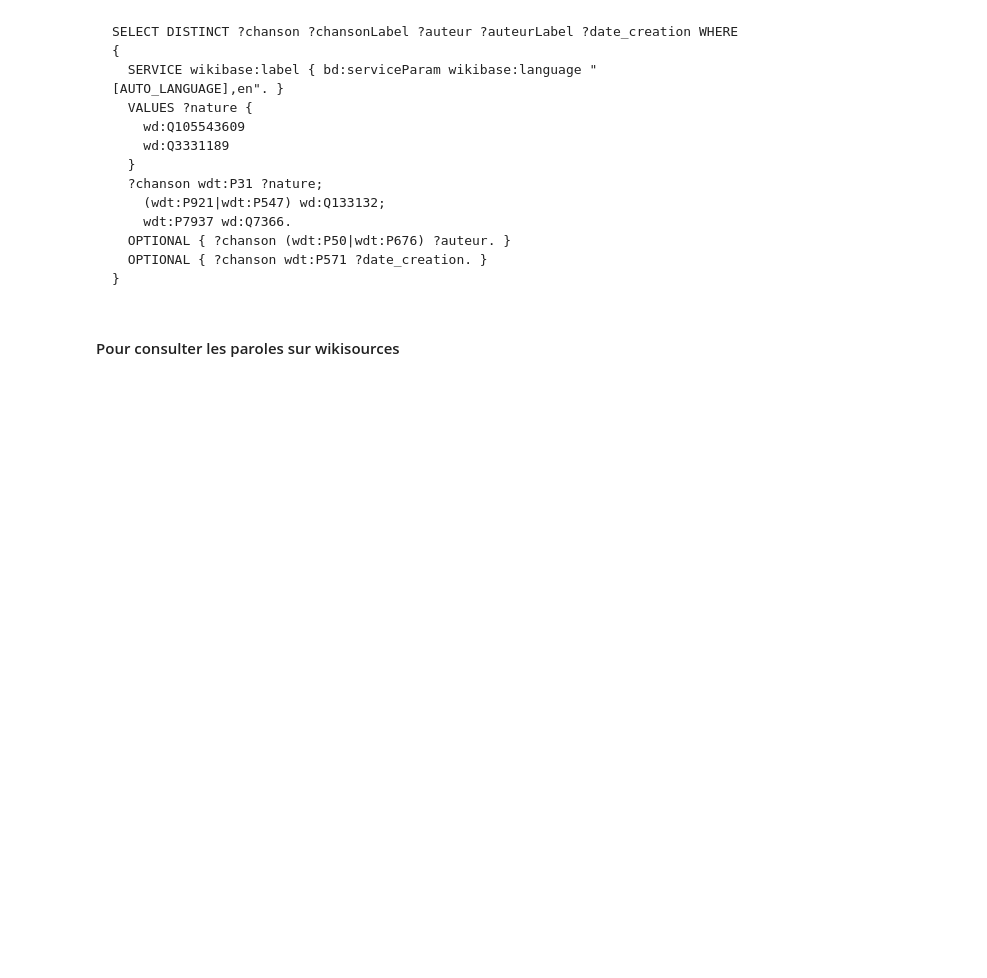
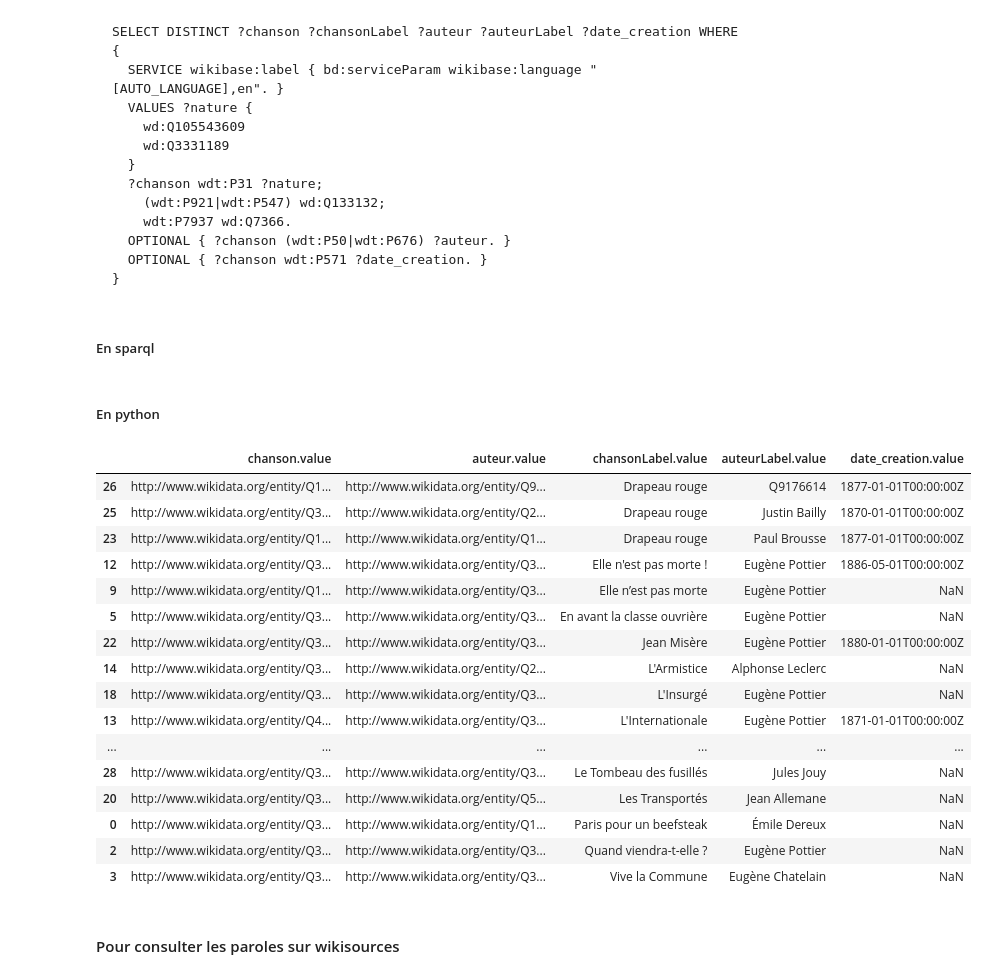
Before and after one commit to silanoc/commune_dans_wikidata, a Jupyter notebook: Commune_dans_wikidata.ipynb, the cells around one changed output. Drawn from its saved outputs; the diff is of its cells as text; code cells hidden in the pictures; blank space fills up the shorter version.

Commit message:
plusieurs éléments sparql en python

````diff
--- a/Commune_dans_wikidata.ipynb
+++ b/Commune_dans_wikidata.ipynb
@@ -1059,5 +1185,7 @@ SELECT DISTINCT ?chanson ?chansonLabel ?auteur ?auteurLabel ?date_creation WHERE
   OPTIONAL { ?chanson wdt:P571 ?date_creation. }
 }
 ```
+# %% [markdown]
+##### En sparql
 # %%
 %%HTML
@@ -1065,6 +1193,45 @@ SELECT DISTINCT ?chanson ?chansonLabel ?auteur ?auteurLabel ?date_creation WHERE
 src="https://query.wikidata.org/embed.html#SELECT%20DISTINCT%20%3Fchanson%20%3FchansonLabel%20%3Fauteur%20%3FauteurLabel%20%3Fdate_creation%20WHERE%20%7B%0A%20%20SERVICE%20wikibase%3Alabel%20%7B%20bd%3AserviceParam%20wikibase%3Alanguage%20%22%5BAUTO_LANGUAGE%5D%2Cen%22.%20%7D%0A%20%20VALUES%20%3Fnature%20%7B%0A%20%20%20%20wd%3AQ105543609%0A%20%20%20%20wd%3AQ3331189%0A%20%20%7D%0A%20%20%3Fchanson%20wdt%3AP31%20%3Fnature%3B%0A%20%20%20%20(wdt%3AP921%7Cwdt%3AP547)%20wd%3AQ133132%3B%0A%20%20%20%20wdt%3AP7937%20wd%3AQ7366.%0A%20%20OPTIONAL%20%7B%20%3Fchanson%20(wdt%3AP50%7Cwdt%3AP676)%20%3Fauteur.%20%7D%0A%20%20OPTIONAL%20%7B%20%3Fchanson%20wdt%3AP571%20%3Fdate_creation.%20%7D%0A%7D"
 referrerpolicy="origin" sandbox="allow-scripts allow-same-origin allow-popups">
 </iframe>
+# %% [markdown]
+##### En python
+# %%
+query = """SELECT DISTINCT ?chanson ?chansonLabel ?auteur ?auteurLabel ?date_creation WHERE {
+  SERVICE wikibase:label { bd:serviceParam wikibase:language "fr". }
+  VALUES ?nature {
+    wd:Q105543609
+    wd:Q3331189
+  }
+  ?chanson wdt:P31 ?nature;
+    (wdt:P921|wdt:P547) wd:Q133132;
+    wdt:P7937 wd:Q7366.
+  OPTIONAL { ?chanson (wdt:P50|wdt:P676) ?auteur. }
+  OPTIONAL { ?chanson wdt:P571 ?date_creation. }
+}
+"""
+extraction_communard = Extraction_wikidata(endpoint_url, query)
+df_chanson = extraction_communard.extraire_et_df()
+# %%
+df_chanson = df_chanson.loc[:,['chanson.value', 'auteur.value', 'chansonLabel.value', 'auteurLabel.value', 'date_creation.value']]
+df_chanson.sort_values(by = 'chansonLabel.value')
+# %% [output]
+|  | chanson.value | auteur.value | chansonLabel.value | auteurLabel.value | date_creation.value |
+| 26 | http://www.wikidata.org/entity/Q1... | http://www.wikidata.org/entity/Q9... | Drapeau rouge | Q9176614 | 1877-01-01T00:00:00Z |
+| 25 | http://www.wikidata.org/entity/Q3... | http://www.wikidata.org/entity/Q2... | Drapeau rouge | Justin Bailly | 1870-01-01T00:00:00Z |
+| 23 | http://www.wikidata.org/entity/Q1... | http://www.wikidata.org/entity/Q1... | Drapeau rouge | Paul Brousse | 1877-01-01T00:00:00Z |
+| 12 | http://www.wikidata.org/entity/Q3... | http://www.wikidata.org/entity/Q3... | Elle n'est pas morte ! | Eugène Pottier | 1886-05-01T00:00:00Z |
+| 9 | http://www.wikidata.org/entity/Q1... | http://www.wikidata.org/entity/Q3... | Elle n’est pas morte | Eugène Pottier | NaN |
+| 5 | http://www.wikidata.org/entity/Q3... | http://www.wikidata.org/entity/Q3... | En avant la classe ouvrière | Eugène Pottier | NaN |
+| 22 | http://www.wikidata.org/entity/Q3... | http://www.wikidata.org/entity/Q3... | Jean Misère | Eugène Pottier | 1880-01-01T00:00:00Z |
+| 14 | http://www.wikidata.org/entity/Q3... | http://www.wikidata.org/entity/Q2... | L'Armistice | Alphonse Leclerc | NaN |
+| 18 | http://www.wikidata.org/entity/Q3... | http://www.wikidata.org/entity/Q3... | L'Insurgé | Eugène Pottier | NaN |
+| 13 | http://www.wikidata.org/entity/Q4... | http://www.wikidata.org/entity/Q3... | L'Internationale | Eugène Pottier | 1871-01-01T00:00:00Z |
+| ... | ... | ... | ... | ... | ... |
+| 28 | http://www.wikidata.org/entity/Q3... | http://www.wikidata.org/entity/Q3... | Le Tombeau des fusillés | Jules Jouy | NaN |
+| 20 | http://www.wikidata.org/entity/Q3... | http://www.wikidata.org/entity/Q5... | Les Transportés | Jean Allemane | NaN |
+| 0 | http://www.wikidata.org/entity/Q3... | http://www.wikidata.org/entity/Q1... | Paris pour un beefsteak | Émile Dereux | NaN |
+| 2 | http://www.wikidata.org/entity/Q3... | http://www.wikidata.org/entity/Q3... | Quand viendra-t-elle ? | Eugène Pottier | NaN |
+| 3 | http://www.wikidata.org/entity/Q3... | http://www.wikidata.org/entity/Q3... | Vive la Commune | Eugène Chatelain | NaN |
 # %% [markdown]
 #### Pour consulter les paroles sur wikisources
 # %% [markdown]
````
Also changed, not shown: parts of 41 cells of this notebook.
